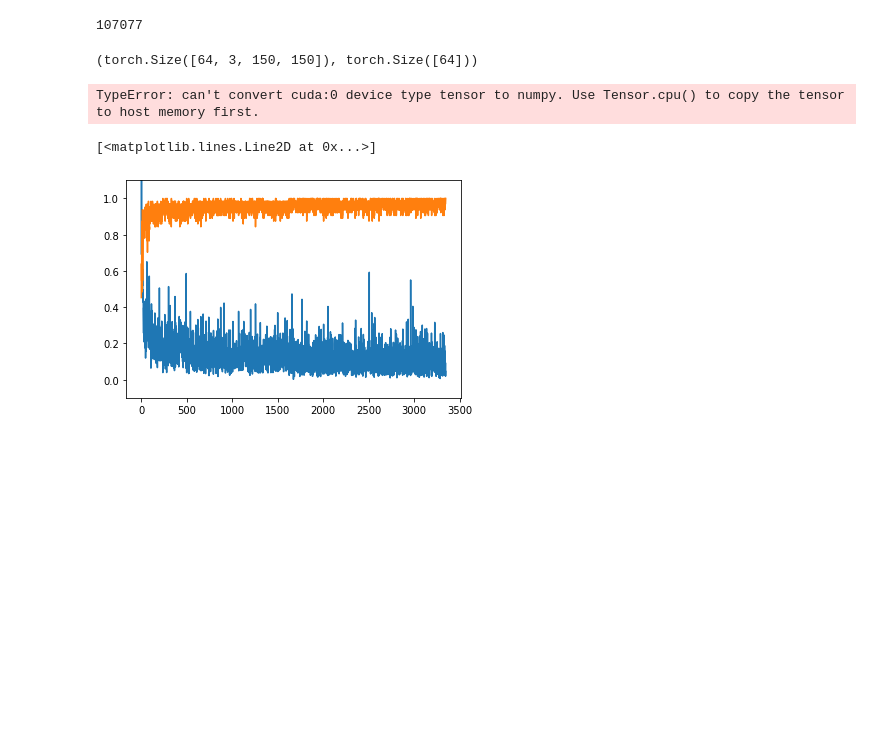
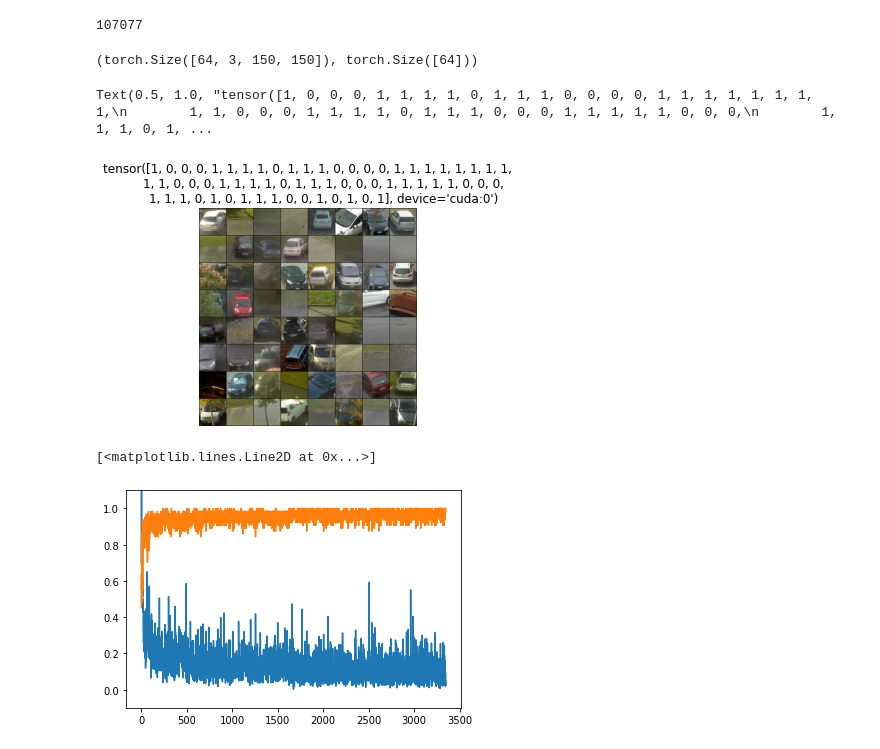
Before and after one commit to demattosanthony/carNocar, a Jupyter notebook: 01_cnn_combined_dataset.ipynb, the cells around one changed output. Saved outputs shown, nothing was run; the diff lists cells and outputs as text; code cells hidden in the pictures; blank space fills up the shorter version.

```diff
--- a/01_cnn_combined_dataset.ipynb
+++ b/01_cnn_combined_dataset.ipynb
@@ -65,12 +65,13 @@ images.size(),labels.size()
 # %% [output]
 (torch.Size([64, 3, 150, 150]), torch.Size([64]))
 # %%
-grid = torchvision.utils.make_grid(images)
+grid = torchvision.utils.make_grid(images.cpu())
 plt.imshow(grid.numpy().transpose((1,2,0)))
 plt.axis('off')
 plt.title(labels)
 # %% [output]
-TypeError: can't convert cuda:0 device type tensor to numpy. Use Tensor.cpu() to copy the tensor to host memory first.
+Text(0.5, 1.0, "tensor([1, 0, 0, 0, 1, 1, 1, 1, 0, 1, 1, 1, 0, 0, 0, 0, 1, 1, 1, 1, 1, 1, 1, 1,\n        1, 1, 0, 0, 0, 1, 1, 1, 1, 0, 1, 1, 1, 0, 0, 0, 1, 1, 1, 1, 1, 0, 0, 0,\n        1, 1, 1, 0, 1, ...
+[figure, added]
 # %%
 
 #model
```
Also changed, not shown: 1 other file.
